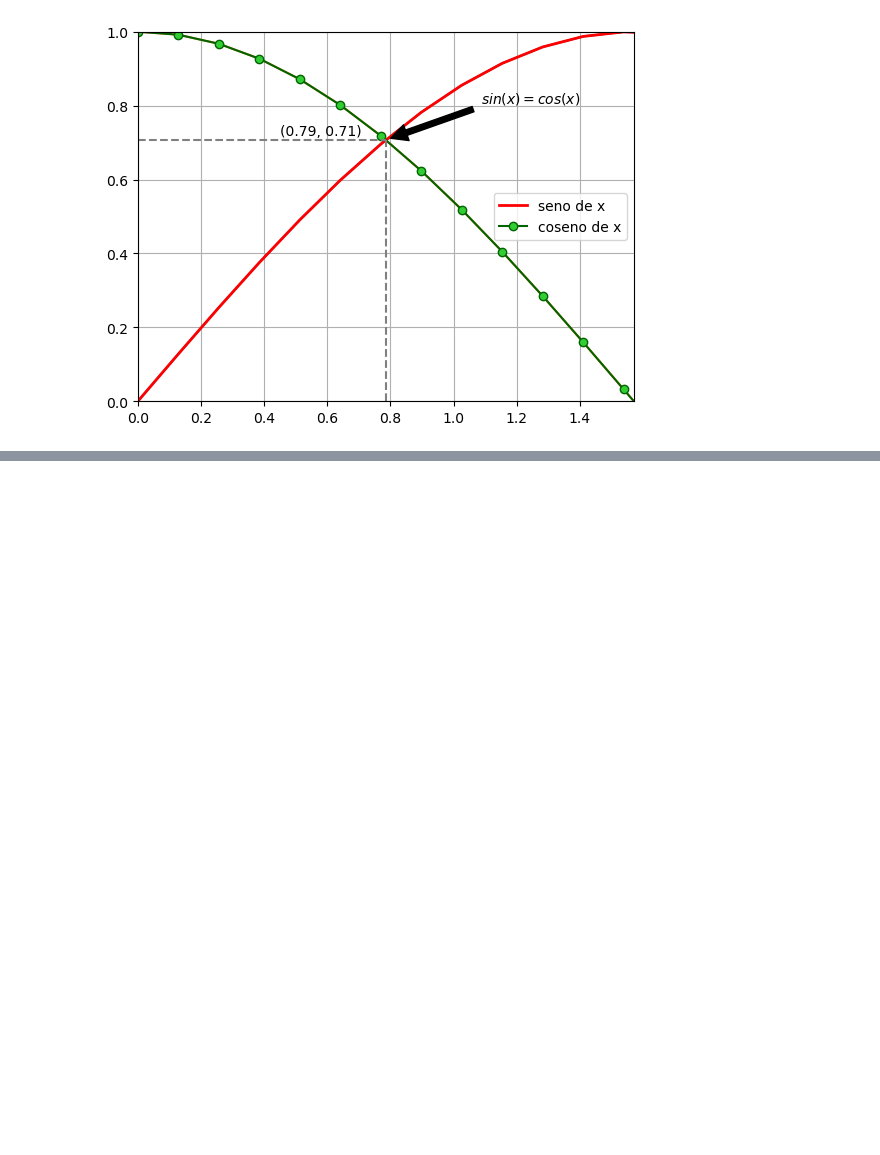
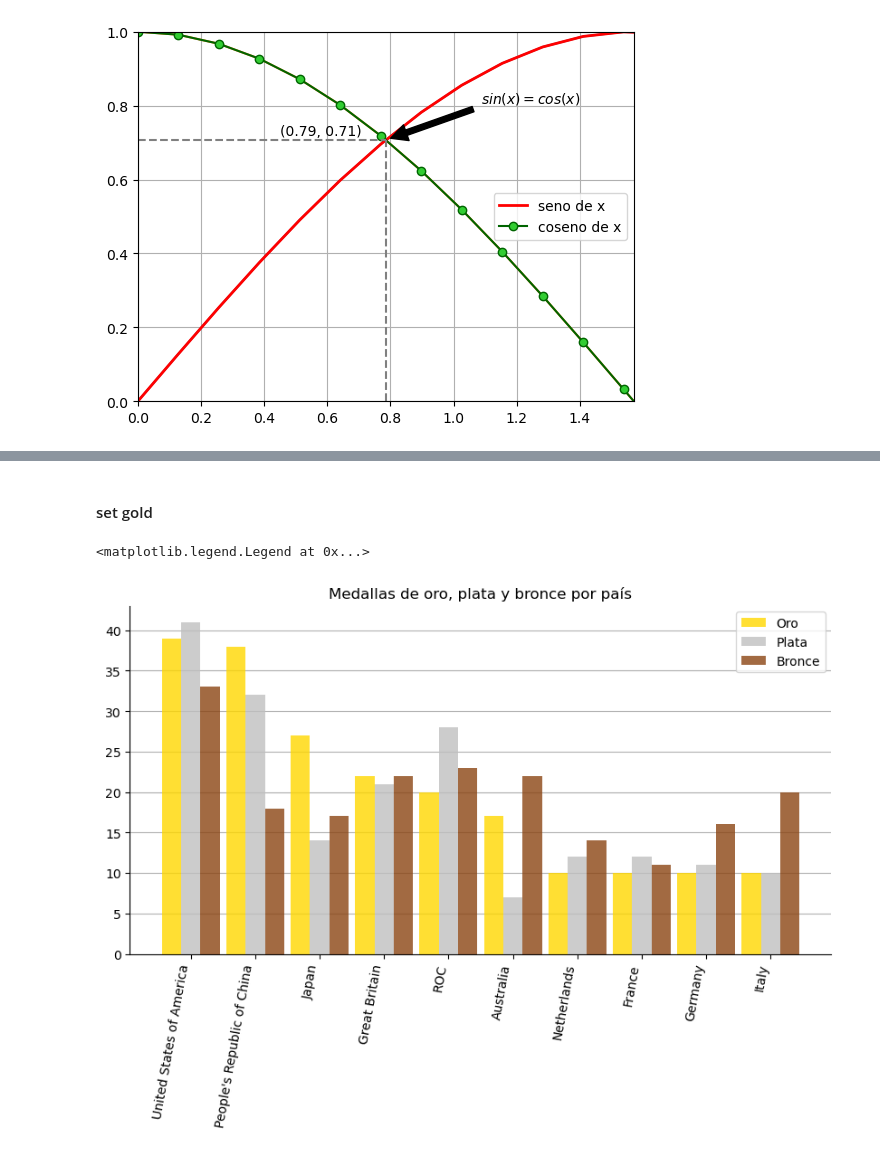
Before and after one commit to braiso-22/pruebasPyplot, a Jupyter notebook: pruebas_pyplot2.ipynb, the cells around one changed output, grey strips where cells are left out. Cells and saved outputs as stored; diff of their text form; code cells hidden in the pictures; blank space fills up the shorter version.

Commit message:
Grafica de barras de las olimpiadas

```diff
--- a/pruebas_pyplot2.ipynb
+++ b/pruebas_pyplot2.ipynb
@@ -123,0 +128,6 @@ figura
+# %%
+# URL del dataset https://www.kaggle.com/datasets/arjunprasadsarkhel/2021-olympics-in-tokyo?select=Medals.xlsx
+# URL de descarga https://www.kaggle.com/datasets/arjunprasadsarkhel/2021-olympics-in-tokyo/download?datasetVersionNumber=7
+
+medals_data = pd.read_excel("dataset_olimpiadas/Medals.xlsx")
+medals_data
@@ -123,0 +171,4 @@ figura
+# %%
+medals_data = medals_data.rename(columns={"Team/NOC": "Country"})
+medals_data = medals_data.set_index("Country")
+medals_data
@@ -123,0 +192,4 @@ figura
+# %%
+
+mejores = medals_data.sort_values(by="Rank").head(10)
+mejores
@@ -123,0 +209,48 @@ figura
+# %% [markdown]
+#### set gold
+# %%
+figura, ejes = plt.subplots(figsize=(10, 5))
+ancho_barras = 9/30
+bar_alpha = 0.8
+bar_zorder = 2
+eje_x = mejores["Rank"]
+# set zorder to 1 to draw the bars on top of the grid lines
+ejes.yaxis.grid()
+ejes.bar(
+    x = eje_x - ancho_barras,
+    height = mejores["Gold"],
+    width = ancho_barras,
+    label="Oro",
+    color="gold",
+    zorder=bar_zorder,
+    alpha=bar_alpha,
+)
+ejes.bar(
+    x = eje_x,
+    height = mejores["Silver"],
+    width = ancho_barras,
+    label="Plata",
+    color="silver",
+    zorder=bar_zorder,
+    alpha=bar_alpha
+)
+ejes.bar(
+    x = eje_x + ancho_barras,
+    height = mejores["Bronze"],
+    width = ancho_barras,
+    label="Bronce",
+    color="saddlebrown",
+    zorder=bar_zorder,
+    alpha=bar_alpha
+)
+
+
+ejes.spines["right"].set_visible(False)
+ejes.spines["top"].set_visible(False)
+ejes.set_xticks(eje_x)
+ejes.set_xticklabels(mejores.index, rotation=80, ha="right")
+ejes.set_title("Medallas de oro, plata y bronce por país")
+ejes.legend()
+# %% [output]
+<matplotlib.legend.Legend at 0x...>
+[figure, added]
```
Also changed, not shown: parts of 8 cells of this notebook, 5 other files.
